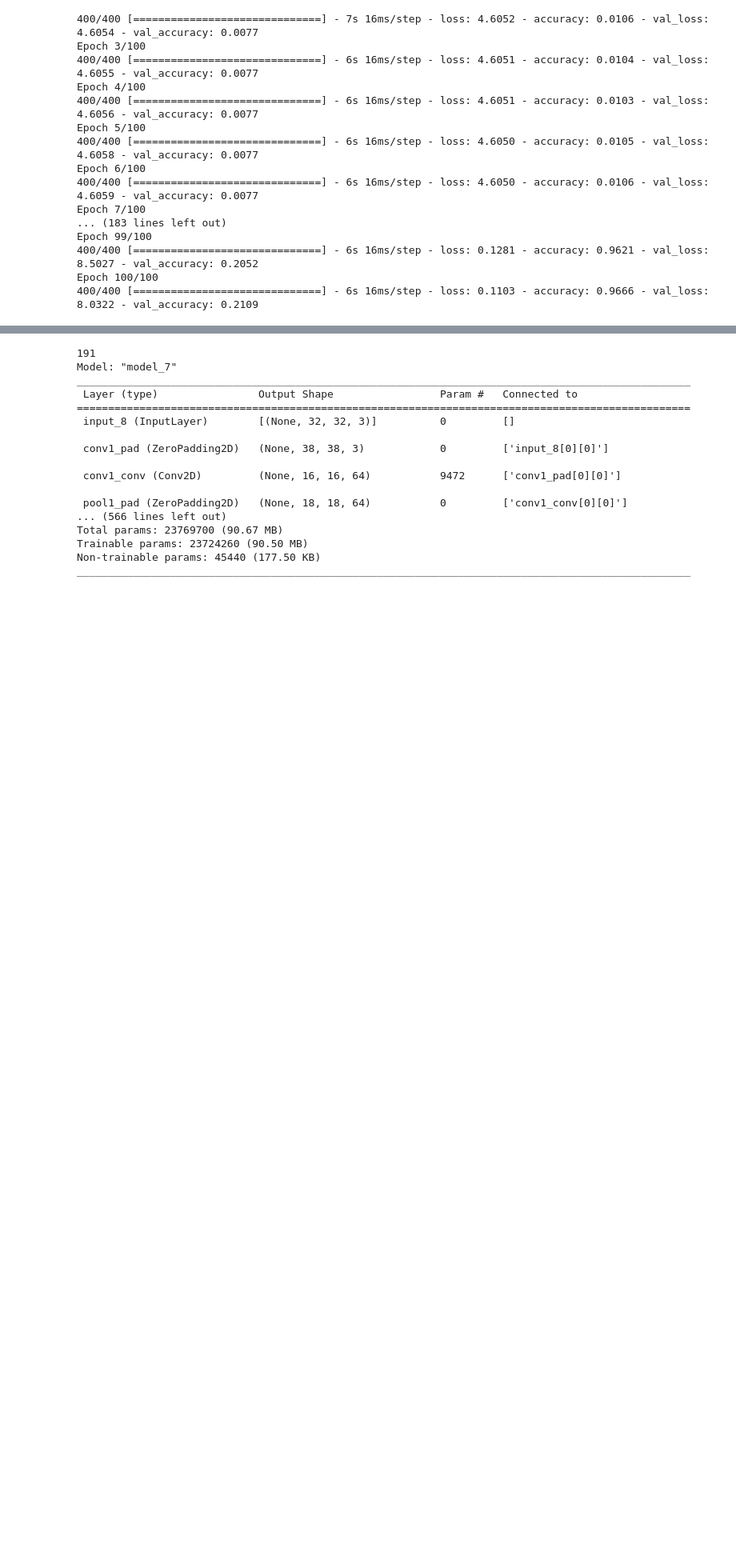
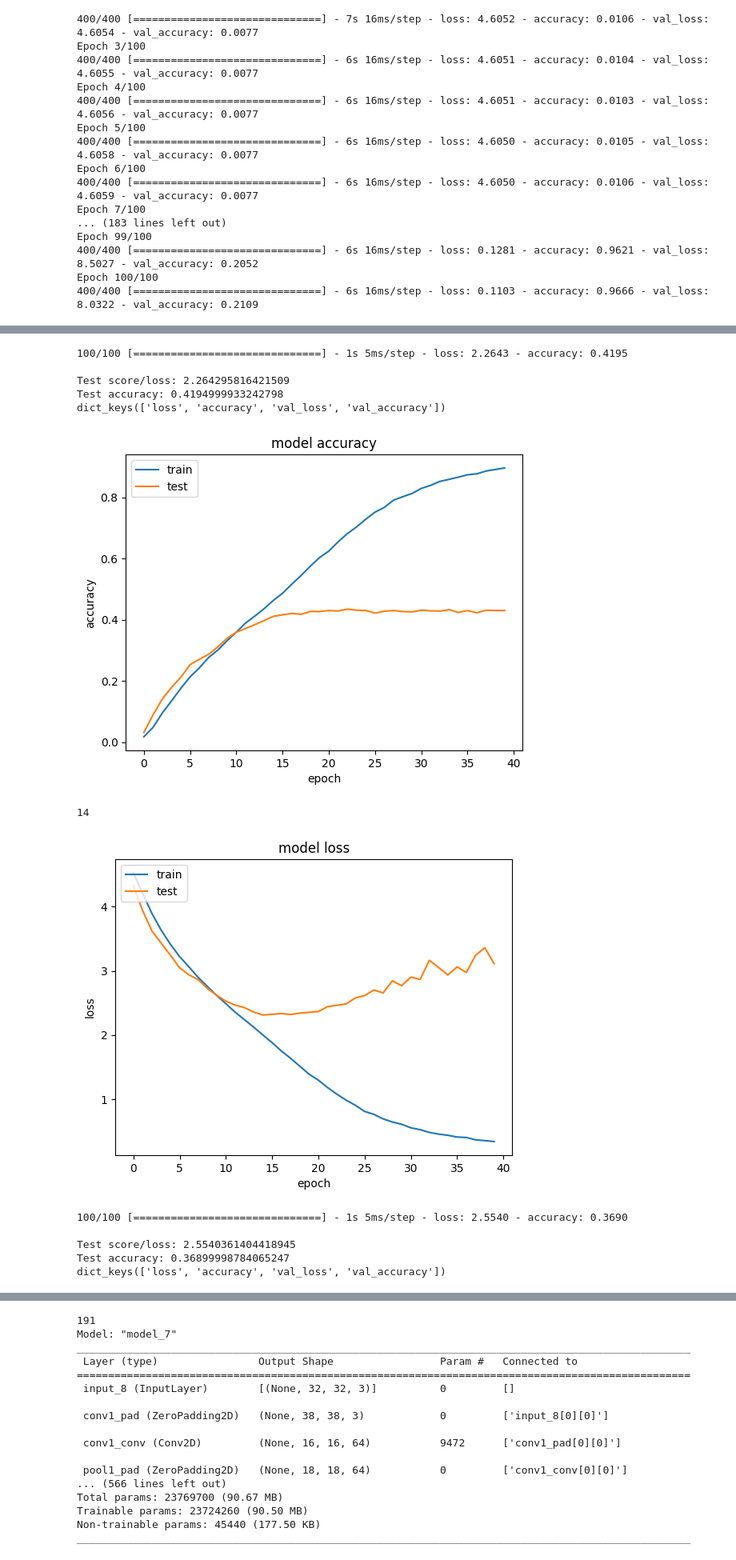
Before and after one commit to egorchern/cognitiveLab, a Jupyter notebook: COMP34212_Lab2b_Keras_CNN_CIFAR_2023.ipynb, the cells around one changed output, grey strips where cells are left out. Shown at 80% size. Drawn from its saved outputs; the diff is of its cells as text; code cells hidden in the pictures; blank space fills up the shorter version.

```diff
--- a/COMP34212_Lab2b_Keras_CNN_CIFAR_2023.ipynb
+++ b/COMP34212_Lab2b_Keras_CNN_CIFAR_2023.ipynb
@@ -979,0 +409,9 @@ dict_keys(['loss', 'accuracy', 'val_loss', 'val_accuracy'])
+# %%
+
+for i in range(0, len(learningRates)):
+    lr = learningRates[i]
+    model = createNewAlexNet(dropoutRates[0])
+    model.compile(loss='categorical_crossentropy', optimizer=tf.keras.optimizers.SGD(learning_rate=lr), metrics=['accuracy'])
+    history = model.fit(np.array(input_X_train), np.array(output_Y_train), batch_size=BATCH_SIZE, epochs=N_EPOCH, validation_split=VALIDATION_SPLIT, verbose=VERBOSE, callbacks=[es])
+    model.save(f"alexNet_lr_{lr}_def.keras")
+    np.save(f"alexNet_lr_{lr}_history.npy", history.history)
@@ -979,0 +436,4 @@ dict_keys(['loss', 'accuracy', 'val_loss', 'val_accuracy'])
+# %%
+for i in range(0, len(learningRates)):
+    lr = learningRates[i]
+    showModelStats(f"alexNet_lr_{lr}_def.keras", f"alexNet_lr_{lr}_history.npy")
@@ -979,0 +465,9 @@ dict_keys(['loss', 'accuracy', 'val_loss', 'val_accuracy'])
+# %%
+for i in range(0, len(learningRates)):
+    lr = learningRates[i]
+    model = createNewAlexNet(dropoutRates[1])
+    model.summary()
+    model.compile(loss='categorical_crossentropy', optimizer=tf.keras.optimizers.SGD(learning_rate=lr, momentum=0.9, nesterov=True), metrics=['accuracy'])
+    history = model.fit(np.array(input_X_train), np.array(output_Y_train), batch_size=BATCH_SIZE, epochs=N_EPOCH, validation_split=VALIDATION_SPLIT, verbose=VERBOSE, callbacks=[es])
+    model.save(f"alexNet_lr_{lr}_momentum_def.keras")
+    np.save(f"alexNet_lr_{lr}_momentum_history.npy", history.history)
@@ -979,0 +516,17 @@ dict_keys(['loss', 'accuracy', 'val_loss', 'val_accuracy'])
+# %%
+for lr in learningRates:
+    showModelStats(f"alexNet_lr_{lr}_momentum_def.keras", f"alexNet_lr_{lr}_momentum_history.npy")
+# %% [output]
+100/100 [==============================] - 1s 5ms/step - loss: 2.2643 - accuracy: 0.4195
+
+Test score/loss: 2.264295816421509
+Test accuracy: 0.4194999933242798
+dict_keys(['loss', 'accuracy', 'val_loss', 'val_accuracy'])
+[figure, added]
+14
+[figure, added]
+100/100 [==============================] - 1s 5ms/step - loss: 2.5540 - accuracy: 0.3690
+
+Test score/loss: 2.5540361404418945
+Test accuracy: 0.36899998784065247
+dict_keys(['loss', 'accuracy', 'val_loss', 'val_accuracy'])
```
Also changed, not shown: parts of 41 cells of this notebook.
